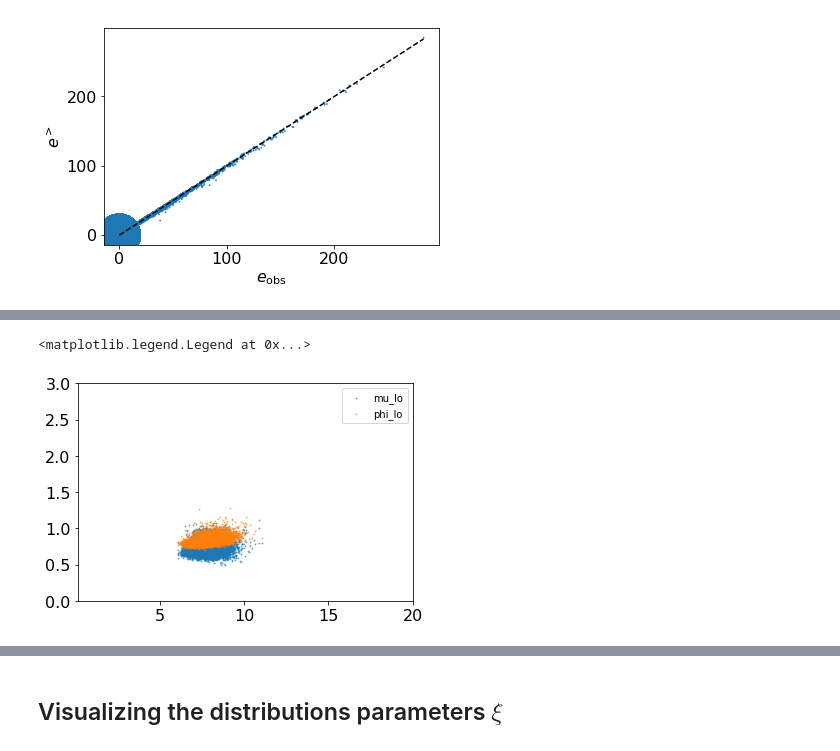
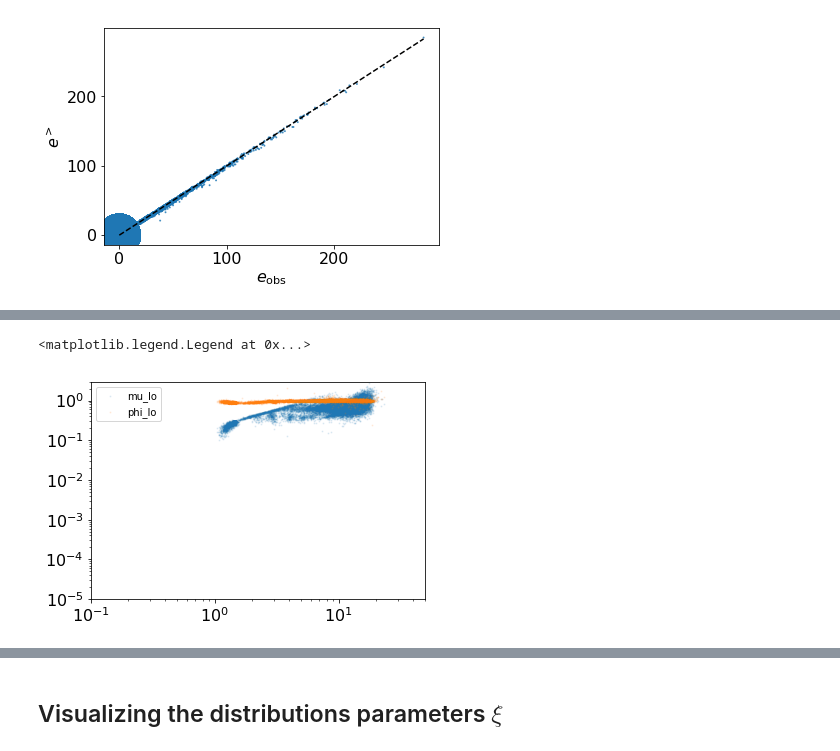
Before and after one commit to broadinstitute/CellBender, a Jupyter notebook: proto/chimera/notebooks/dtm_exploration.ipynb, the cells around one changed output, grey strips where cells are left out. Saved outputs shown, nothing was run; the diff lists cells and outputs as text; code cells hidden in the pictures.

```diff
--- a/proto/chimera/notebooks/dtm_exploration.ipynb
+++ b/proto/chimera/notebooks/dtm_exploration.ipynb
@@ -477,4 +450,4 @@ WARNING:root:Calculating and caching "SingleCellFingerprintDTM.collapsed_csr_fin
 # %%
 # sc_fingerprint_dtm.set_highly_variable_gene_indices(np.load('pbmc4k_small_new_hvg.npy'))
 # %%
-# sc_fingerprint_dtm.set_highly_variable_gene_indices(np.load('hgmm_1k_hvg.npy'))
+sc_fingerprint_dtm.set_highly_variable_gene_indices(np.load('pbmc4k_hvg.npy'))
@@ -486,7 +461,7 @@ feature_based_gene_expression_model = FeatureBasedGeneExpressionModel(
     init_features_ard_scale=10.0,
     phi_scale=1e-2,
     activation=torch.nn.Softplus(),
-    enable_phi_prior=False,
+    enable_phi_prior=True,
     hidden_dims=[],
     device=device,
     dtype=dtype)
@@ -524,2 +499,4 @@ WARNING:root:Iteration number: 2000, loss: 0.185 +- 0.001, time: 6.884s
 WARNING:root:[FeatureBasedGeneExpressionModelTrainer] training finished.
+# %%
+feature_based_gene_expression_model.enable_phi_prior = False
 # %%
@@ -576,7 +559,7 @@ gene_expression_model = feature_based_gene_expression_model
 fsd_model = FSDModelGPLVM(
     sc_fingerprint_dtm=sc_fingerprint_dtm,
     n_fsd_lo_comps=1,
-    n_fsd_hi_comps=1,
+    n_fsd_hi_comps=2,
     init_params_dict=init_params_dict,
     device=device,
     dtype=dtype)
@@ -611,6 +594,7 @@ dtm = DropletTimeMachineModel(
     monitor_constraint_pressure=True,
     device=device,
     dtype=dtype)
+dtm.constraint_pressure_forgetting_factor = 0.999
 
 def get_adam_args(
     base_lr: float,
@@ -1074,25 +1143,25 @@ plt.scatter(
 # %%
 with torch.no_grad():
     fsd_params_dict = fsd_model.decode(fsd_model.fsd_xi_posterior_loc_gq)
     dist_lo, dist_hi = fsd_model.get_fsd_components(fsd_params_dict)
     mu_lo = dist_lo.mean.cpu().numpy()
     mu_hi = dist_hi.mean.cpu().numpy()
     phi_lo = fsd_params_dict['phi_lo'].squeeze(-1).cpu().numpy()
 
 # assignments = torch.argmin(
 #     (fsd_codec.get_sorted_fsd_xi(pyro.param("fsd_xi_posterior_loc_gq")).unsqueeze(-1)
 #      - fsd_codec.get_sorted_fsd_xi(pyro.param("fsd_xi_prior_locs_kq")).permute(-1, -2)).pow(2).sum(1), dim=-1).detach().cpu().numpy()
 
-plt.scatter(mu_hi.squeeze(), mu_lo.squeeze(), s=1, alpha=0.5, label='mu_lo')
-plt.scatter(mu_hi.squeeze(), phi_lo.squeeze(), s=1, alpha=0.5, label='phi_lo')
-# plt.yscale('log')
-# plt.xscale('log')
-plt.ylim((1e-3, 3.))
-plt.xlim((0.1, 20))
+plt.scatter(mu_hi.squeeze(), mu_lo.squeeze(), s=1, alpha=0.1, label='mu_lo')
+plt.scatter(mu_hi.squeeze(), phi_lo.squeeze(), s=1, alpha=0.1, label='phi_lo')
+plt.yscale('log')
+plt.xscale('log')
+plt.ylim((1e-5, 3.))
+plt.xlim((0.1, 50))
 plt.legend()
 # %% [output]
 <matplotlib.legend.Legend at 0x...>
-[figure, old version]
+[figure, new version]
 # %%
 # with torch.no_grad():
 #     fsd_hi_params_dict = fsd_codec.decode_xi_to_fsd_hi_params_dict(pyro.param("fsd_xi_posterior_loc_gq"))
```
Also changed, not shown: parts of 47 cells of this notebook, 24 other files.
